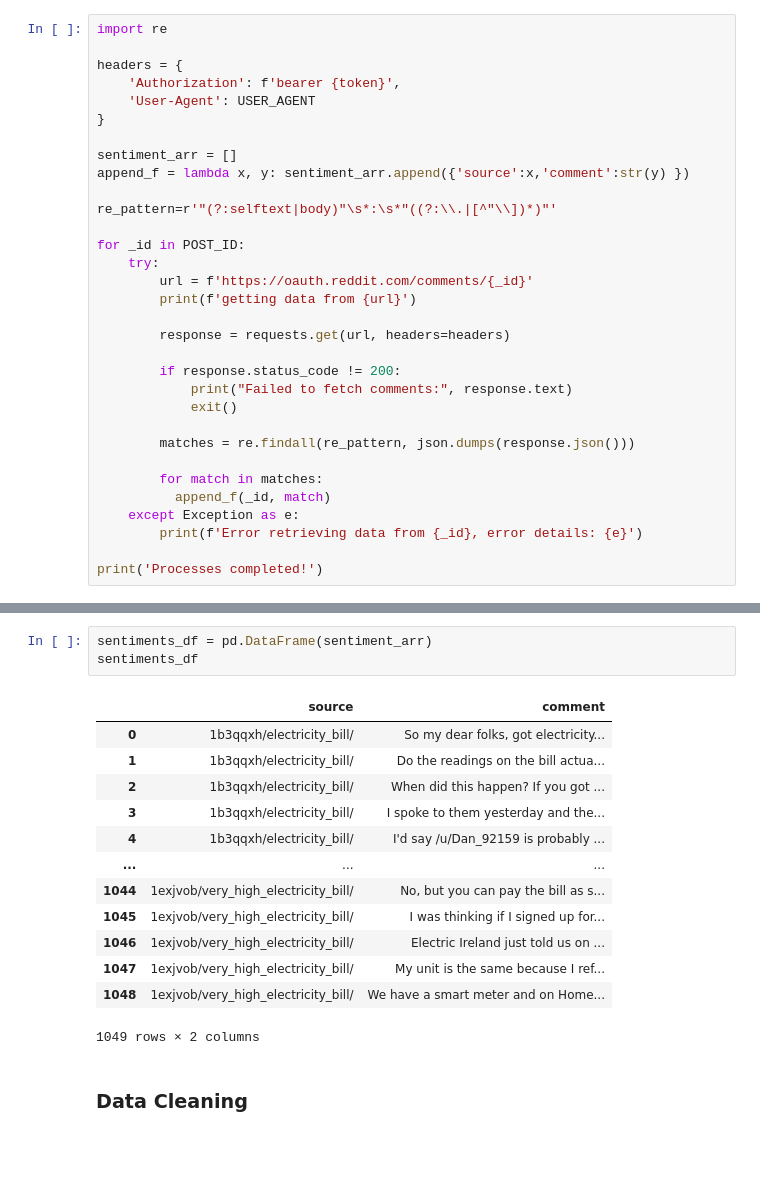
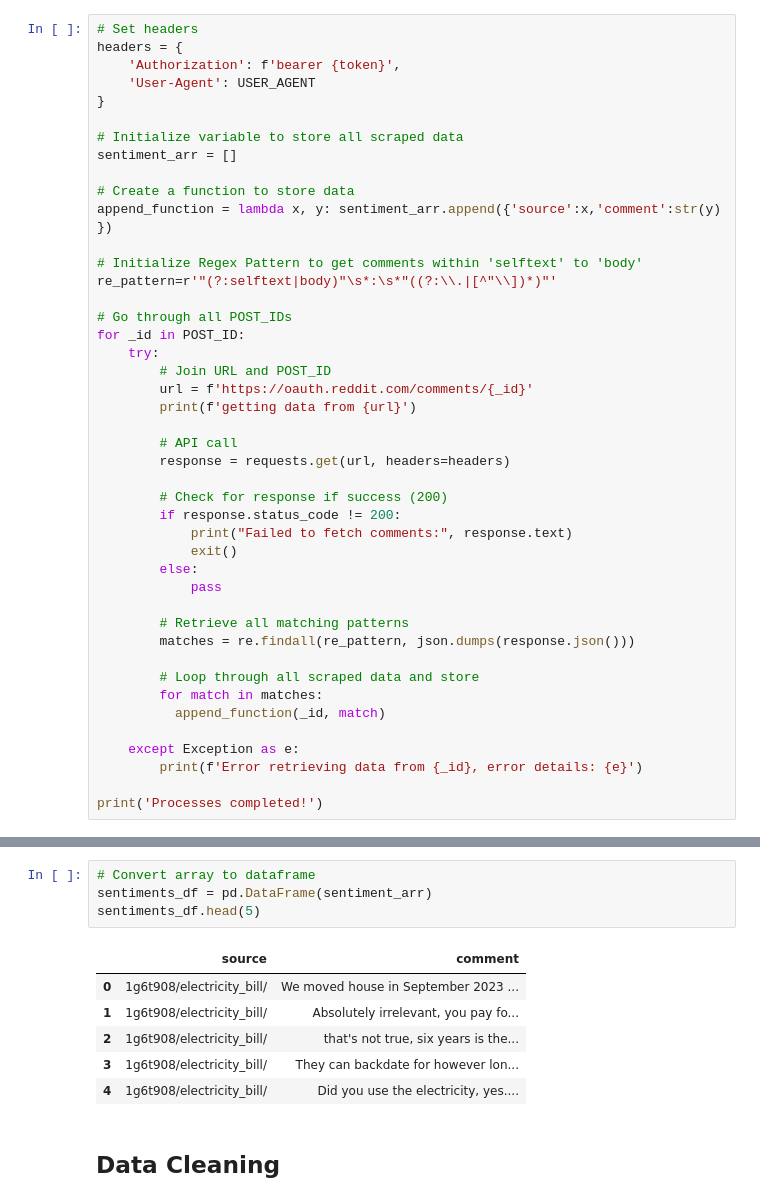
Before and after one commit to montuyajoel/IRL-Renewable-Energy-Forecasting, a Jupyter notebook: Sentiment Analysis - Energy.ipynb, the cells around one changed output, grey strips where cells are left out. Drawn from its saved outputs; the diff is of its cells as text; blank space fills up the shorter version.

Commit message:
Day 2 - Continuing Sentiment Analysis

```diff
--- a/Sentiment Analysis - Energy.ipynb
+++ b/Sentiment Analysis - Energy.ipynb
@@ -64,31 +102,43 @@ POST_ID=['1b3qqxh/electricity_bill/',
 # %%
-import re
-
+# Set headers
 headers = {
     'Authorization': f'bearer {token}',
     'User-Agent': USER_AGENT
 }
 
+# Initialize variable to store all scraped data
 sentiment_arr = []
-append_f = lambda x, y: sentiment_arr.append({'source':x,'comment':str(y) })
 
+# Create a function to store data
+append_function = lambda x, y: sentiment_arr.append({'source':x,'comment':str(y) })
+
+# Initialize Regex Pattern to get comments within 'selftext' to 'body'
 re_pattern=r'"(?:selftext|body)"\s*:\s*"((?:\\.|[^"\\])*)"'
 
+# Go through all POST_IDs
 for _id in POST_ID:
     try:
+        # Join URL and POST_ID
         url = f'https://oauth.reddit.com/comments/{_id}'
         print(f'getting data from {url}')
 
+        # API call
         response = requests.get(url, headers=headers)
 
+        # Check for response if success (200)
         if response.status_code != 200:
             print("Failed to fetch comments:", response.text)
             exit()
+        else:
+            pass
 
+        # Retrieve all matching patterns
         matches = re.findall(re_pattern, json.dumps(response.json()))
 
+        # Loop through all scraped data and store
         for match in matches:
-          append_f(_id, match)
+          append_function(_id, match)
+
     except Exception as e:
         print(f'Error retrieving data from {_id}, error details: {e}')
 
@@ -107,21 +159,15 @@ getting data from https://oauth.reddit.com/comments/1exjvob/very_high_electricit
 Processes completed!
 # %%
+# Convert array to dataframe
 sentiments_df = pd.DataFrame(sentiment_arr)
-sentiments_df
+sentiments_df.head(5)
 # %% [output]
 |  | source | comment |
-| 0 | 1b3qqxh/electricity_bill/ | So my dear folks, got electricity... |
-| 1 | 1b3qqxh/electricity_bill/ | Do the readings on the bill actua... |
-| 2 | 1b3qqxh/electricity_bill/ | When did this happen? If you got ... |
-| 3 | 1b3qqxh/electricity_bill/ | I spoke to them yesterday and the... |
-| 4 | 1b3qqxh/electricity_bill/ | I'd say /u/Dan_92159 is probably ... |
-| ... | ... | ... |
-| 1044 | 1exjvob/very_high_electricity_bill/ | No, but you can pay the bill as s... |
-| 1045 | 1exjvob/very_high_electricity_bill/ | I was thinking if I signed up for... |
-| 1046 | 1exjvob/very_high_electricity_bill/ | Electric Ireland just told us on ... |
-| 1047 | 1exjvob/very_high_electricity_bill/ | My unit is the same because I ref... |
-| 1048 | 1exjvob/very_high_electricity_bill/ | We have a smart meter and on Home... |
+| 0 | 1g6t908/electricity_bill/ | We moved house in September 2023 ... |
+| 1 | 1g6t908/electricity_bill/ | Absolutely irrelevant, you pay fo... |
+| 2 | 1g6t908/electricity_bill/ | that's not true, six years is the... |
+| 3 | 1g6t908/electricity_bill/ | They can backdate for however lon... |
+| 4 | 1g6t908/electricity_bill/ | Did you use the electricity, yes.... |
-1049 rows × 2 columns
 # %% [markdown]
-### Data Cleaning
+## Data Cleaning
 # %%
```
Also changed, not shown: parts of 36 cells of this notebook, 1 other file.
